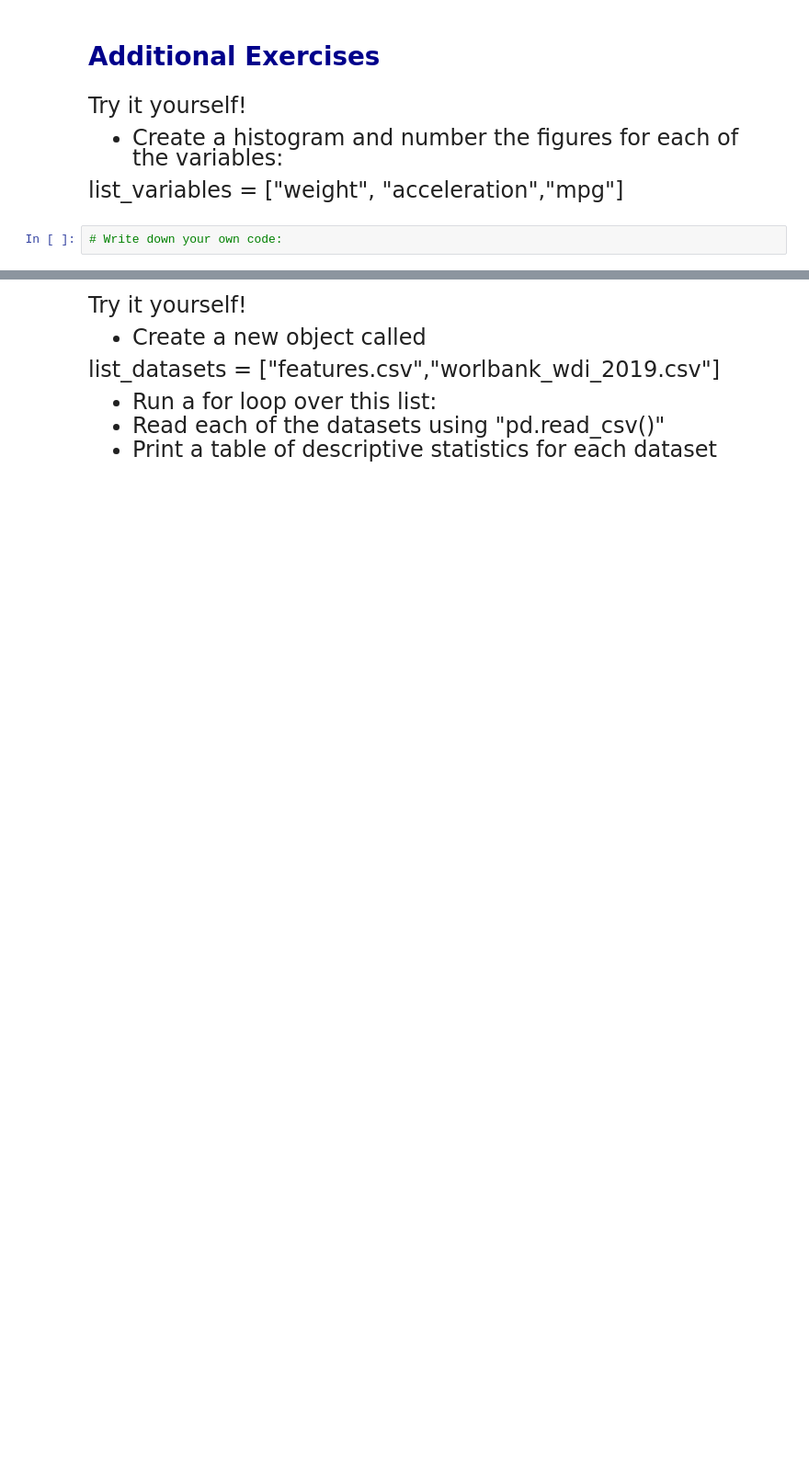
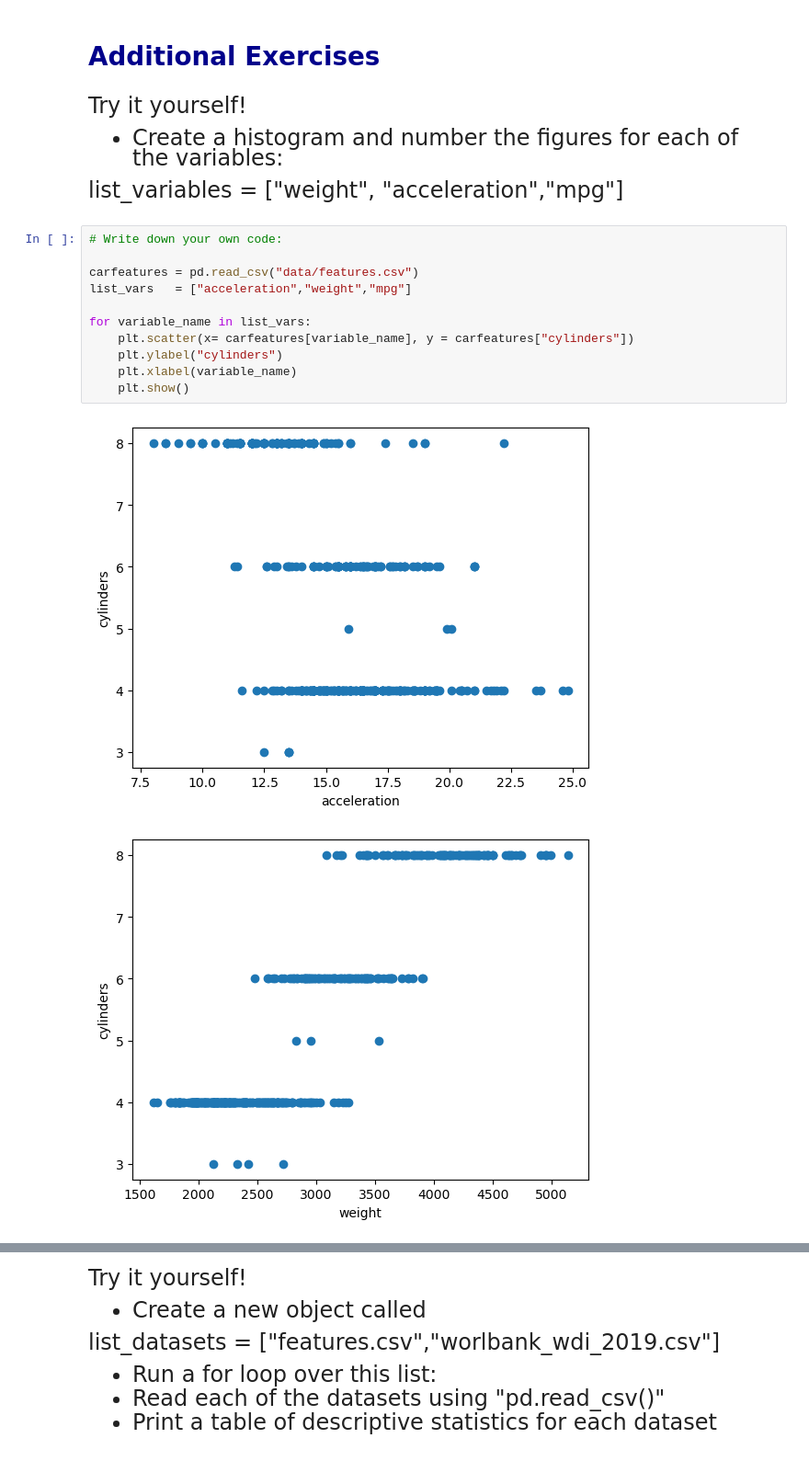
Before and after one commit to zachzhou-git/datasci530fall2025, a Jupyter notebook: Lecture 07/Lecture 7a - Loops.ipynb, the cells around one changed output, grey strips where cells are left out. Shown at 92% size. Saved outputs shown, nothing was run; the diff lists cells and outputs as text; blank space fills up the shorter version.

```diff
--- a/Lecture 07/Lecture 7a - Loops.ipynb
+++ b/Lecture 07/Lecture 7a - Loops.ipynb
@@ -293,5 +375,17 @@ Try it yourself!
 - Create a histogram and number the figures for each of the variables:
 
 list_variables = ["weight", "acceleration","mpg"]
-# %%
-# Write down your own code:
+# %%
+# Write down your own code:
+
+carfeatures = pd.read_csv("data/features.csv")
+list_vars   = ["acceleration","weight","mpg"]
+
+for variable_name in list_vars:
+    plt.scatter(x= carfeatures[variable_name], y = carfeatures["cylinders"])
+    plt.ylabel("cylinders")
+    plt.xlabel(variable_name)
+    plt.show()
+# %% [output]
+[figure, added]
+[figure, added]
```
Also changed, not shown: parts of 20 cells of this notebook, 7 other files.
